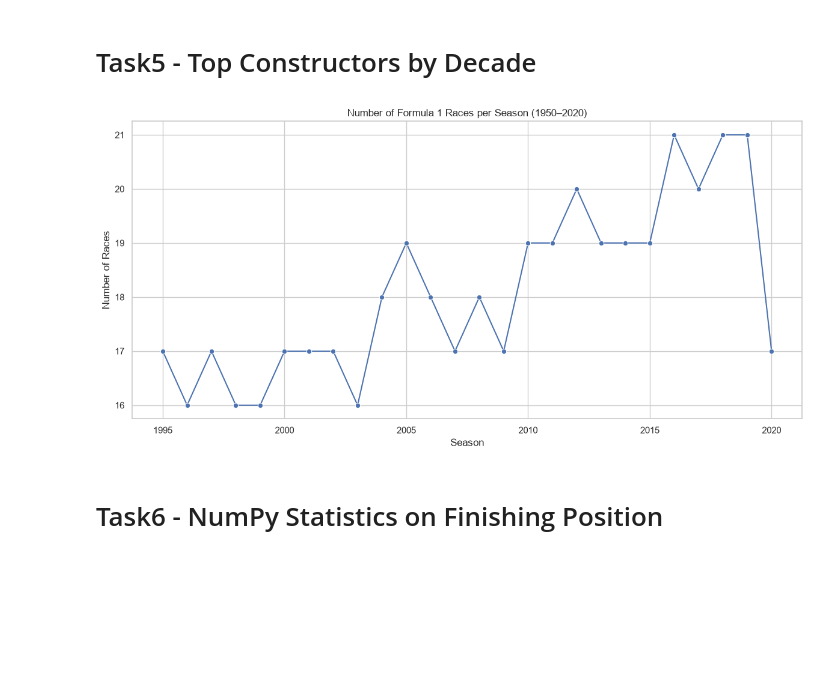
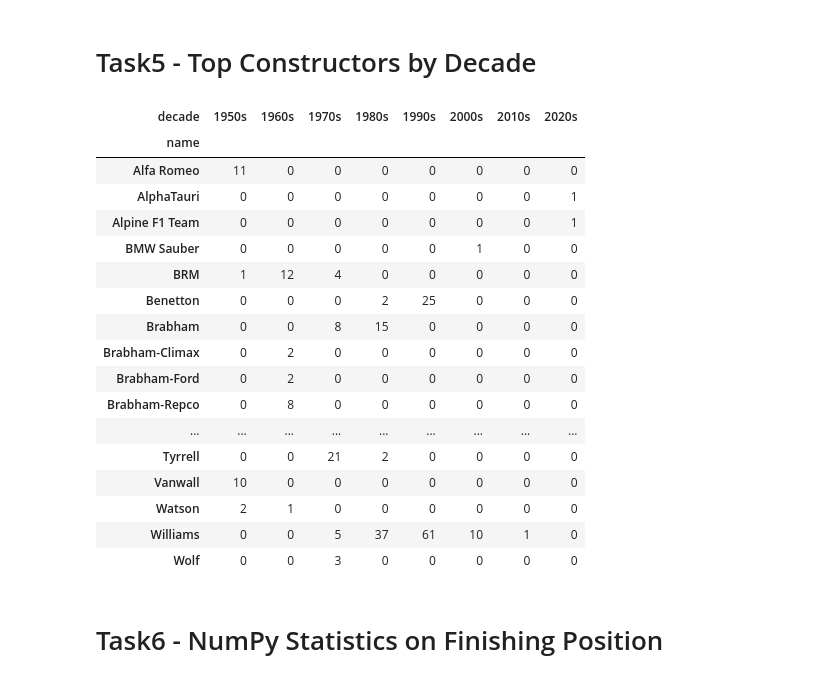
Before and after one commit to geunchankim-glitch/data-practice, a Jupyter notebook: jaeeun/task.ipynb, the cells around one changed output. Cells and saved outputs as stored; diff of their text form; code cells hidden in the pictures; blank space fills up the shorter version.

```diff
--- a/jaeeun/task.ipynb
+++ b/jaeeun/task.ipynb
@@ -292,41 +292,58 @@ Passing `palette` without assigning `hue` is deprecated and will be removed in v
 # %% [markdown]
 # Task5 - Top Constructors by Decade
 # %%
-result_races = races[(races["year"] >= 1995)
-                            & (races["year"] <= 2020)]
-
-result_races
-num_of_races = (
-    result_races
-    .groupby("year")
-    .size()
-    .reset_index(name="num_of_races")
+results_with_position = results.assign(
+    position=pd.to_numeric(results["position"], errors="coerce")
 )
 
-sns.set_theme(style="whitegrid")
+wins = results_with_position[results_with_position["position"] == 1].copy()
 
-#graph drawing
-plt.figure(figsize=(12, 6))
+if "year" not in wins.columns:
+    wins = wins.merge(races[["raceId", "year"]], on="raceId", how="left")
 
-sns.lineplot(
-    data=num_of_races,
-    x="year",
-    y="num_of_races",
-    marker="o"
+wins = wins.merge(
+    constructors[["constructorId", "name"]],
+    on="constructorId",
+    how="left"
 )
 
-plt.title("Number of Formula 1 Races per Season (1950–2020)")
-plt.xlabel("Season")
-plt.ylabel("Number of Races")
+wins["decade"] = (wins["year"] // 10 * 10).astype(int).astype(str) + "s"
 
-plt.tight_layout()
+wins_by_decade = (
+    wins
+    .groupby(["decade", "name"])
+    .size()
+    .reset_index(name="wins")
+    .sort_values(["decade", "wins"], ascending=[True, False])
+)
 
-# saving as png
-plt.savefig("chart1_races_per_season.png", dpi=300)
+wins_pivot = (
+    wins_by_decade
+    .pivot(index="name", columns="decade", values="wins")
+    .fillna(0)
+    .astype(int)
+)
 
-plt.show()
+wins_pivot
 # %% [output]
-[figure, removed]
+| decade | 1950s | 1960s | 1970s | 1980s | 1990s | 2000s | 2010s | 2020s |
+| name |  |  |  |  |  |  |  |  |
+| Alfa Romeo | 11 | 0 | 0 | 0 | 0 | 0 | 0 | 0 |
+| AlphaTauri | 0 | 0 | 0 | 0 | 0 | 0 | 0 | 1 |
+| Alpine F1 Team | 0 | 0 | 0 | 0 | 0 | 0 | 0 | 1 |
+| BMW Sauber | 0 | 0 | 0 | 0 | 0 | 1 | 0 | 0 |
+| BRM | 1 | 12 | 4 | 0 | 0 | 0 | 0 | 0 |
+| Benetton | 0 | 0 | 0 | 2 | 25 | 0 | 0 | 0 |
+| Brabham | 0 | 0 | 8 | 15 | 0 | 0 | 0 | 0 |
+| Brabham-Climax | 0 | 2 | 0 | 0 | 0 | 0 | 0 | 0 |
+| Brabham-Ford | 0 | 2 | 0 | 0 | 0 | 0 | 0 | 0 |
+| Brabham-Repco | 0 | 8 | 0 | 0 | 0 | 0 | 0 | 0 |
+| ... | ... | ... | ... | ... | ... | ... | ... | ... |
+| Tyrrell | 0 | 0 | 21 | 2 | 0 | 0 | 0 | 0 |
+| Vanwall | 10 | 0 | 0 | 0 | 0 | 0 | 0 | 0 |
+| Watson | 2 | 1 | 0 | 0 | 0 | 0 | 0 | 0 |
+| Williams | 0 | 0 | 5 | 37 | 61 | 10 | 1 | 0 |
+| Wolf | 0 | 0 | 3 | 0 | 0 | 0 | 0 | 0 |
 # %% [markdown]
 # Task6 - NumPy Statistics on Finishing Position
 # %%
```
Also changed, not shown: parts of 3 cells of this notebook, 2 other files.
